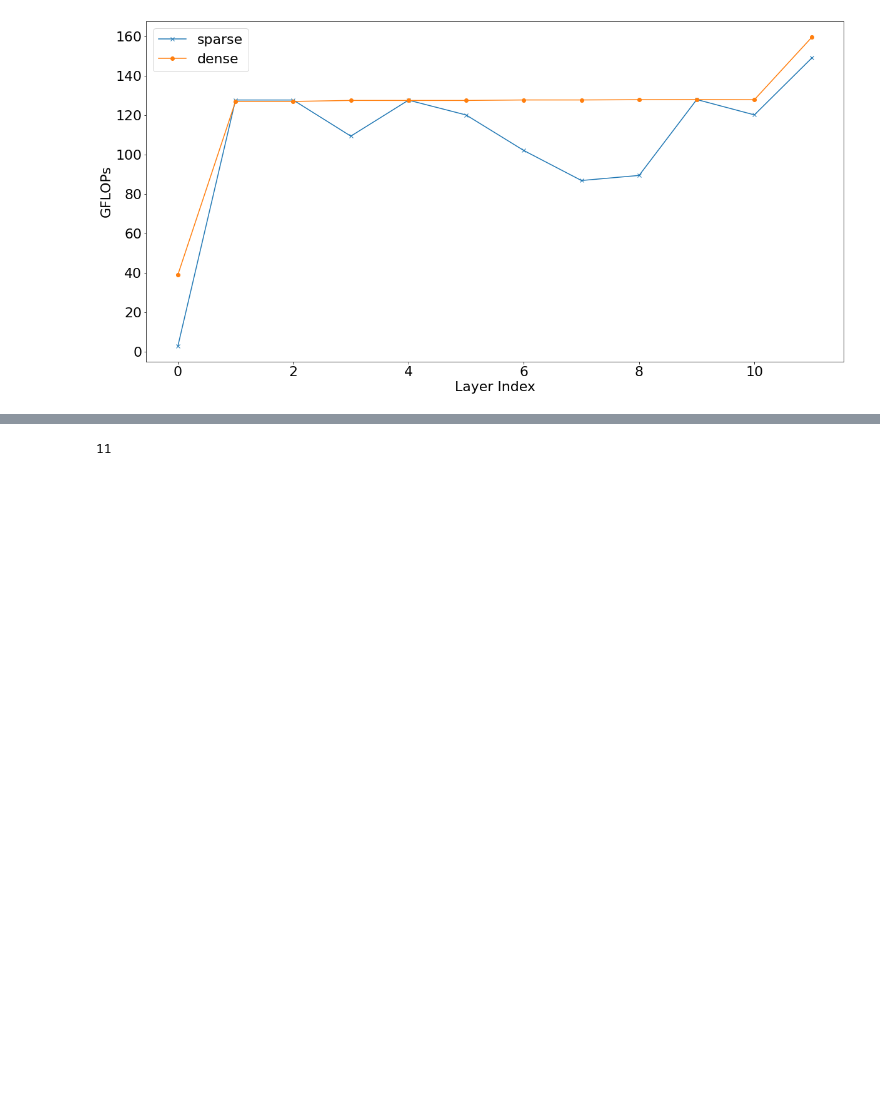
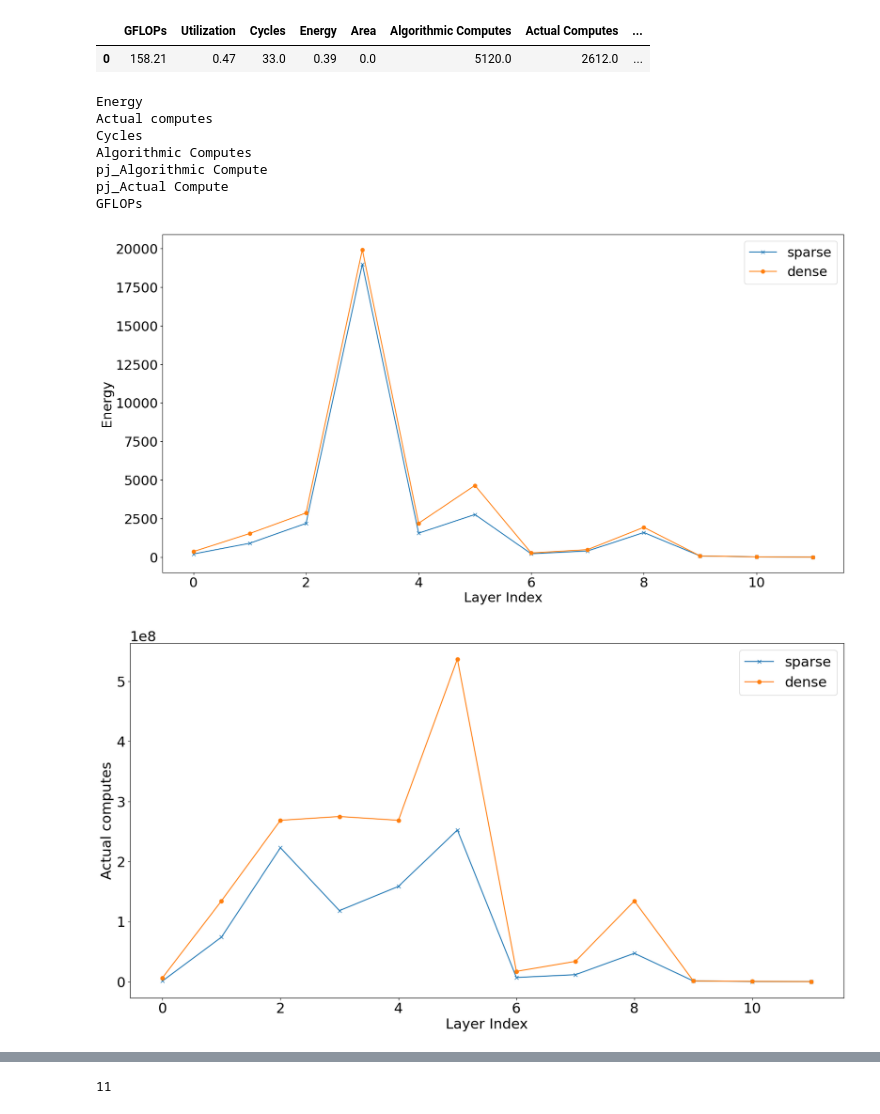
Before and after one commit to pythonLoader/DLH_Project_SP23_Shashata_Shuvom, a Jupyter notebook: plots.ipynb, the cells around one changed output, grey strips where cells are left out. Drawn from its saved outputs; the diff is of its cells as text; code cells hidden in the pictures; blank space fills up the shorter version.

Commit message:
updated plots and code

```diff
--- a/plots.ipynb
+++ b/plots.ipynb
@@ -3,9 +3,11 @@ import matplotlib.pyplot as plt
 import numpy as np
 import pandas as pd
 # %%
-computes = []
+actual_computes = []
+algorithmic_computes = []
 energy = []
 cycles = []
-pjs = []
+pjs_algorithmic = []
+pjs_actual = []
 gflops = []
 # %%
@@ -22,26 +32,58 @@ for i in range(1,13):
 # %%
 # df['Algorithmic Computes'][0]
 energy = np.array(energy)
+
 gflops = np.array(gflops)
 cycles = np.array(cycles)
-computes = np.array(computes)
-pjs = np.array(pjs)
+actual_computes = np.array(actual_computes)
+algorithmic_computes = np.array(algorithmic_computes)
+pjs_algorithmic = np.array(pjs_algorithmic)
+pjs_actual = np.array(pjs_actual)
+# %%
+df1
+# %% [output]
+|  | GFLOPs | Utilization | Cycles | Energy | Area | Algorithmic Computes | Actual Computes | ... |
+| 0 | 158.21 | 0.47 | 33.0 | 0.39 | 0.0 | 5120.0 | 2612.0 | ... |
 # %%
 import matplotlib
-plt.rcParams.update({'font.size': 22})
-plt.figure(figsize=(20,10))
+elems = {
+    "Energy": energy,
+    "Actual computes": actual_computes,
+    "Cycles":cycles,
+#     "Actual Computes": actual_computes,
+    "Algorithmic Computes": algorithmic_computes,
+    "pj/Algorithmic Compute":pjs_algorithmic,
+    "pj/Actual Compute":pjs_actual,
+    "GFLOPs":gflops
+}
+for key in elems:
+    arr = elems[key]
+    plt.rcParams.update({'font.size': 22})
+    plt.figure(figsize=(20,10))
 
 
-plt.plot(range(12), gflops[:,0], marker = "x", label="sparse")
-plt.plot(range(12), gflops[:,1], marker = "o", label="dense")
+    plt.plot(range(12), arr[:,0], marker = "x", label="sparse")
+    plt.plot(range(12), arr[:,1], marker = "o", label="dense")
 
-plt.xlabel("Layer Index")
-plt.ylabel("GFLOPs")
+    plt.xlabel("Layer Index")
+    plt.ylabel(key)
 
 
-plt.legend()
+    plt.legend()
 
-
-# plt.savefig("plots/gflops.pdf", dpi=200)
+    if key.startswith("pj"):
+        filename = "pj_{}".format(key.split("/")[-1])
+    else:
+        filename = key
+    print(filename)
+    plt.savefig("{}/{}.pdf".format(plot_folder,filename), dpi=200)
 # %% [output]
+Energy
+Actual computes
+Cycles
+Algorithmic Computes
+pj_Algorithmic Compute
+pj_Actual Compute
+GFLOPs
-[figure, old version]
+[figure, new version]
+[figure, added]
```
Also changed, not shown: parts of 7 cells of this notebook, 27 other files.
